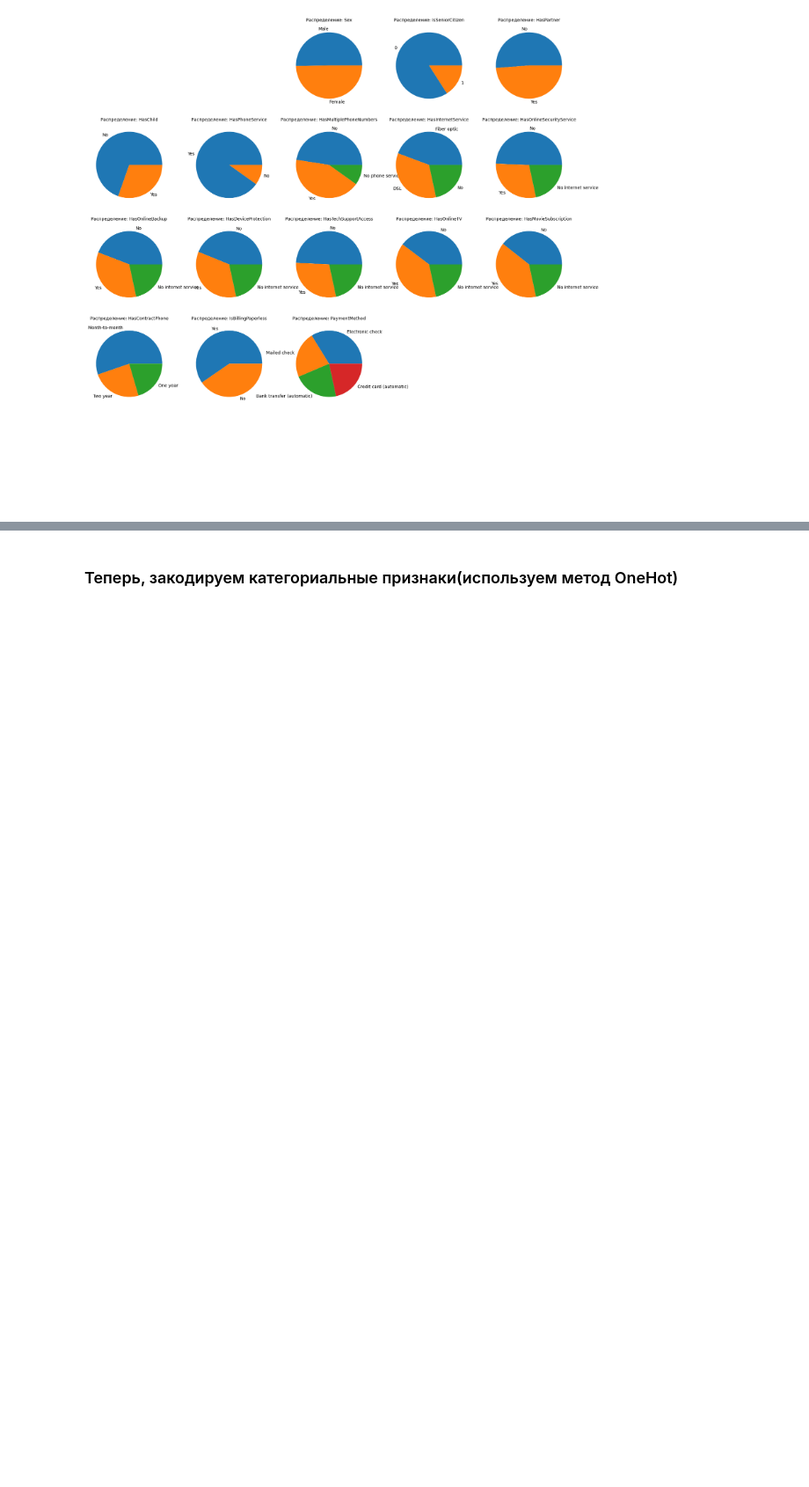
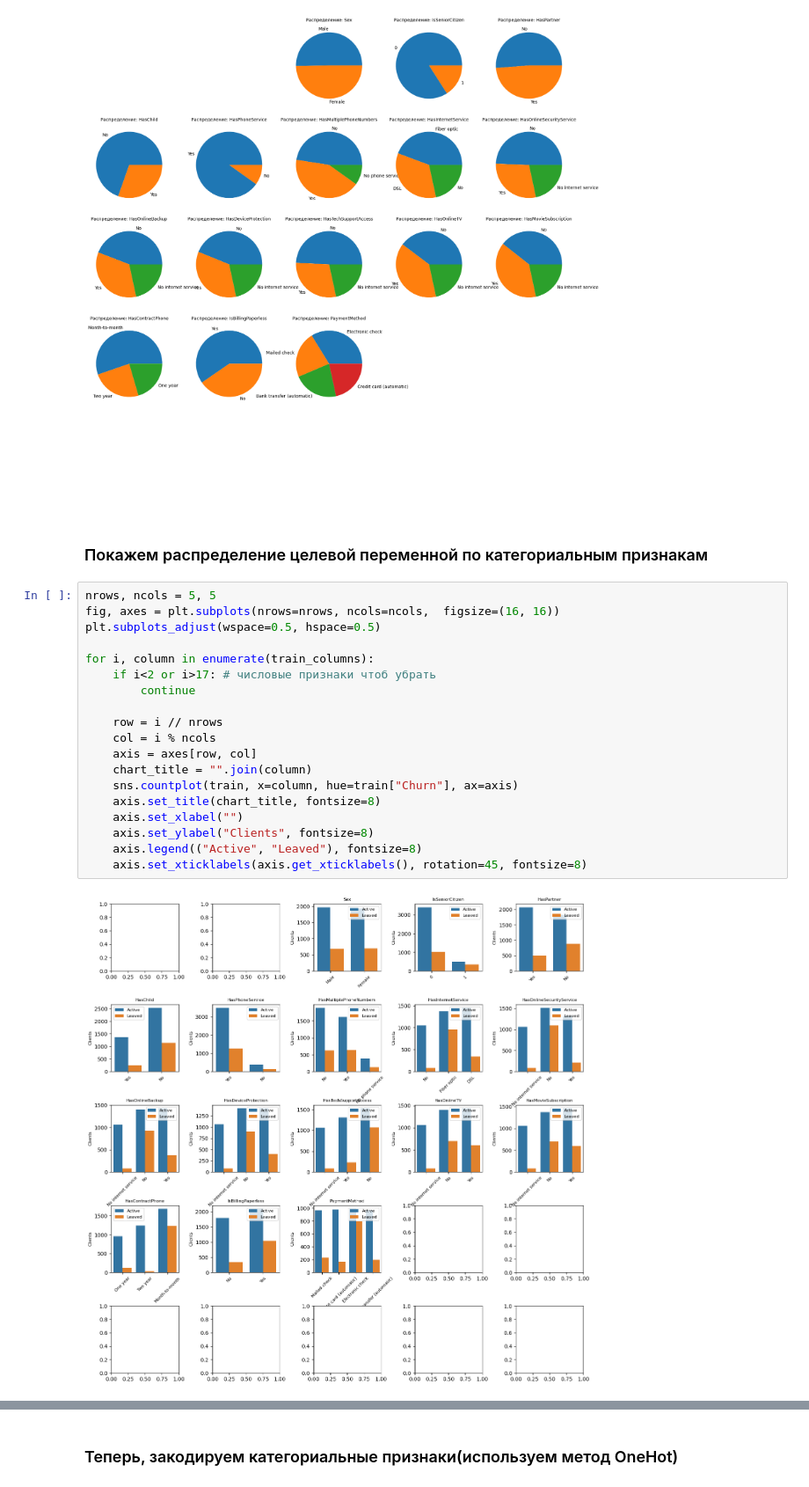
Before and after one commit to Chillibumbik/ML_study, a Jupyter notebook: first_practical_task/classif.ipynb, the cells around one changed output, grey strips where cells are left out. Shown at 88% size. Cells and saved outputs as stored; diff of their text form; blank space fills up the shorter version.

```diff
--- a/first_practical_task/classif.ipynb
+++ b/first_practical_task/classif.ipynb
@@ -206,3 +206,26 @@ for k in range(0, 2):
 plt.show()
 # %% [output]
 [figure]
+# %% [markdown]
+### Покажем распределение целевой переменной по категориальным признакам
+# %%
+nrows, ncols = 5, 5
+fig, axes = plt.subplots(nrows=nrows, ncols=ncols,  figsize=(16, 16))
+plt.subplots_adjust(wspace=0.5, hspace=0.5)
+
+for i, column in enumerate(train_columns):
+    if i<2 or i>17: # числовые признаки чтоб убрать
+        continue
+
+    row = i // nrows
+    col = i % ncols
+    axis = axes[row, col]
+    chart_title = "".join(column)
+    sns.countplot(train, x=column, hue=train["Churn"], ax=axis)
+    axis.set_title(chart_title, fontsize=8)
+    axis.set_xlabel("")
+    axis.set_ylabel("Clients", fontsize=8)
+    axis.legend(("Active", "Leaved"), fontsize=8)
+    axis.set_xticklabels(axis.get_xticklabels(), rotation=45, fontsize=8)
+# %% [output]
+[figure, added]
```
Also changed, not shown: parts of 16 cells of this notebook, 13 other files.
